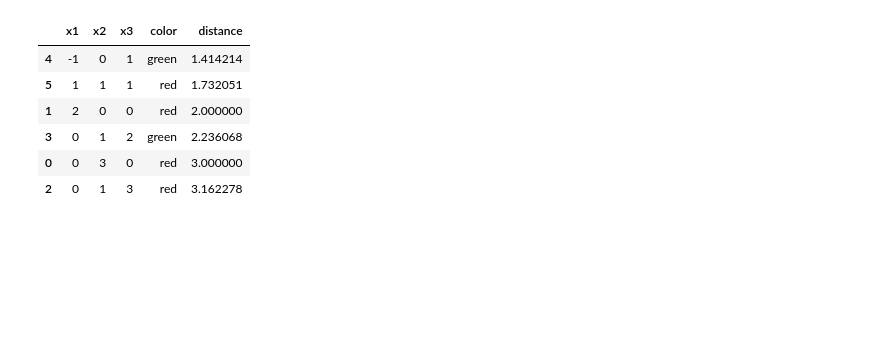
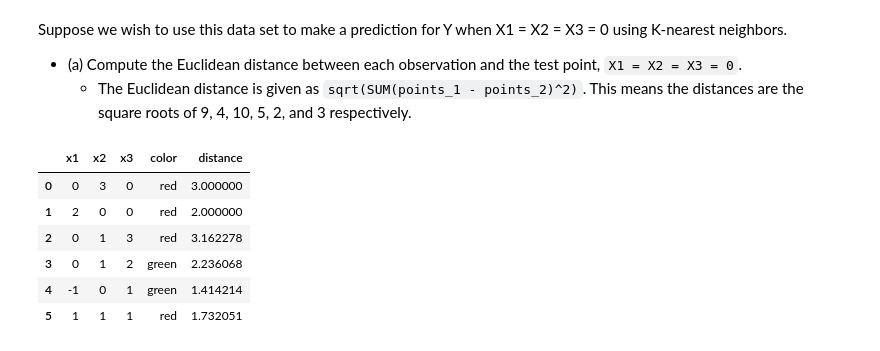
Before and after one commit to pedrojrv/isl, a Jupyter notebook: Chapter2/Conceptual.ipynb, the cells around one changed output. Saved outputs shown, nothing was run; the diff lists cells and outputs as text; code cells hidden in the pictures; blank space fills up the shorter version.

```diff
--- a/Chapter2/Conceptual.ipynb
+++ b/Chapter2/Conceptual.ipynb
@@ -7,32 +98,33 @@ import numpy as np
 import pandas as pd
 from scipy.spatial.distance import euclidean
 # %%
-# Define observations
-observations = np.array([
-    [0, 3, 0],
-    [2, 0, 0],
-    [0, 1, 3],
-    [0, 1, 2],
-    [-1, 0, 1],
-    [1, 1, 1],
-])
+observations = [
+    [0, 3, 0, 'red'],
+    [2, 0, 0, 'red'],
+    [0, 1, 3, 'red'],
+    [0, 1, 2, 'green'],
+    [-1, 0, 1, 'green'],
+    [1, 1, 1, 'red'],
+]
 
-point = [0, 0, 0]
-
-# Create a pandas DataFrame
-df = pd.DataFrame(observations, columns=['x1', 'x2', 'x3'])
-df['color'] = ['red', 'red', 'red', 'green', 'green', 'red']
+df = pd.DataFrame(observations, columns=['x1', 'x2', 'x3', 'color'])
+# %% [markdown]
+Suppose we wish to use this data set to make a prediction for Y when X1 = X2 = X3 = 0 using K-nearest neighbors.
+
+- (a) Compute the Euclidean distance between each observation and the test point, `X1 = X2 = X3 = 0`.
+  - The Euclidean distance is given as `sqrt(SUM(points_1 - points_2)^2)`. This means the distances are the square roots of 9, 4, 10, 5, 2, and 3 respectively.
 # %%
+query_point = [0, 0, 0]
+
 # calculate the euclidean distance using scipy
-df['distance'] = df.apply(lambda x: euclidean([x[0], x[1], x[2]], point), axis=1)
+df['distance'] = df.apply(lambda x: euclidean([x[0], x[1], x[2]], query_point), axis=1)
-# %%
-# sort the dataframe so that we can take a look at the closests points
-df.sort_values(by='distance', ascending=True)
-# %% [output]
-|  | x1 | x2 | x3 | color | distance |
-| 4 | -1 | 0 | 1 | green | 1.414214 |
-| 5 | 1 | 1 | 1 | red | 1.732051 |
-| 1 | 2 | 0 | 0 | red | 2.000000 |
-| 3 | 0 | 1 | 2 | green | 2.236068 |
-| 0 | 0 | 3 | 0 | red | 3.000000 |
-| 2 | 0 | 1 | 3 | red | 3.162278 |
+# %%
+df
+# %% [output]
+|  | x1 | x2 | x3 | color | distance |
+| 0 | 0 | 3 | 0 | red | 3.000000 |
+| 1 | 2 | 0 | 0 | red | 2.000000 |
+| 2 | 0 | 1 | 3 | red | 3.162278 |
+| 3 | 0 | 1 | 2 | green | 2.236068 |
+| 4 | -1 | 0 | 1 | green | 1.414214 |
+| 5 | 1 | 1 | 1 | red | 1.732051 |
```
Also changed, not shown: parts of 8 cells of this notebook, 5 other files.
